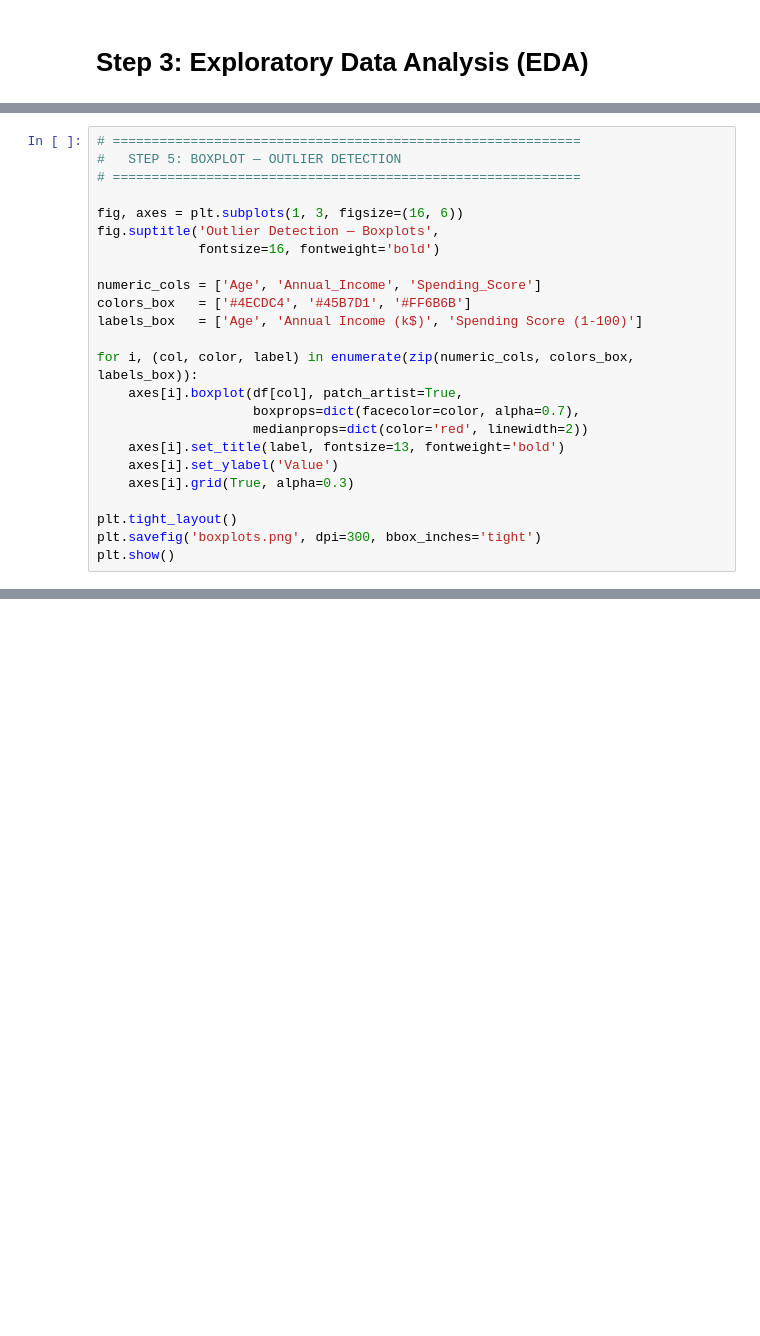
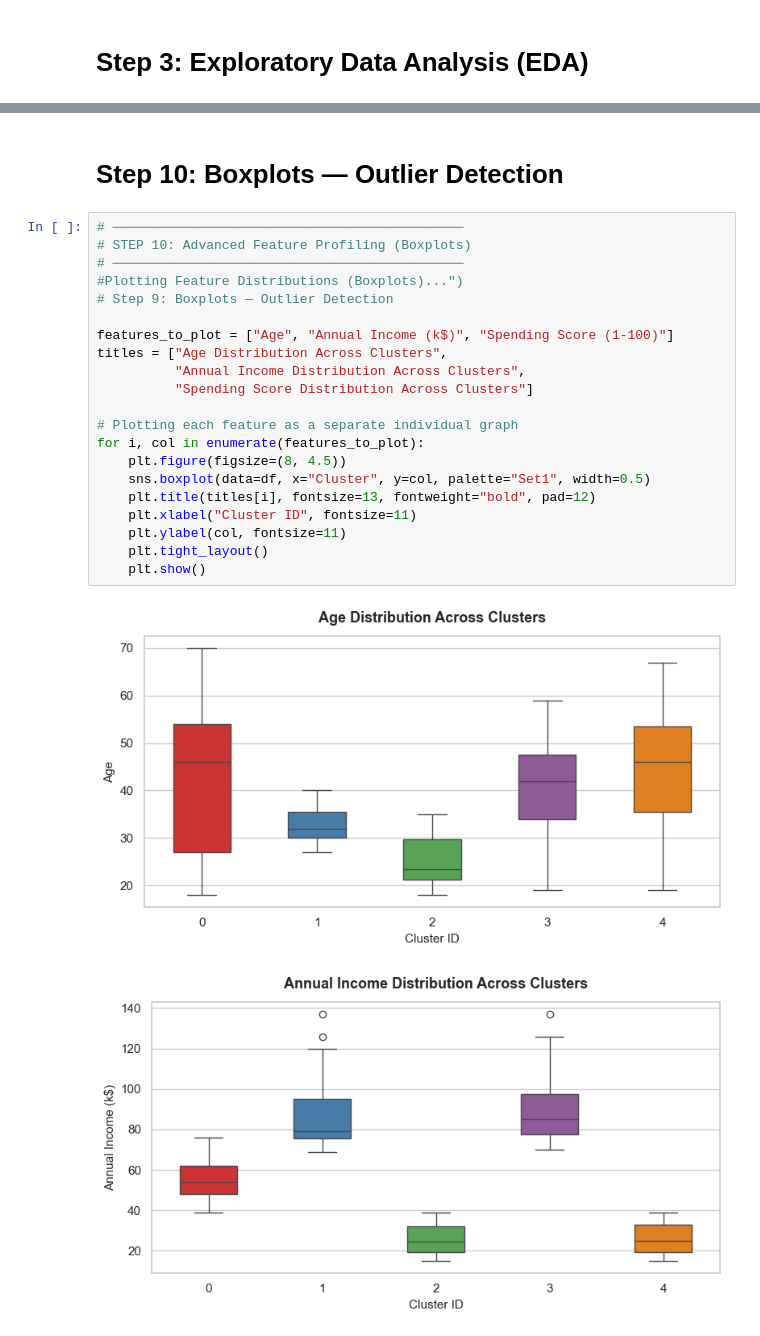
Before and after one commit to MuserahSalahi/CovalentX-Technologies-Internship-Tasks, a Jupyter notebook: Task2/CS.ipynb, the cells around one changed output, grey strips where cells are left out. Cells and saved outputs as stored; diff of their text form; blank space fills up the shorter version.

```diff
--- a/Task2/CS.ipynb
+++ b/Task2/CS.ipynb
@@ -1294,24 +82,0 @@ print("=" * 60)
-# %%
-# ============================================================
-#   STEP 5: BOXPLOT — OUTLIER DETECTION
-# ============================================================
-
-fig, axes = plt.subplots(1, 3, figsize=(16, 6))
-fig.suptitle('Outlier Detection — Boxplots',
-             fontsize=16, fontweight='bold')
-
-numeric_cols = ['Age', 'Annual_Income', 'Spending_Score']
-colors_box   = ['#4ECDC4', '#45B7D1', '#FF6B6B']
-labels_box   = ['Age', 'Annual Income (k$)', 'Spending Score (1-100)']
-
-for i, (col, color, label) in enumerate(zip(numeric_cols, colors_box, labels_box)):
-    axes[i].boxplot(df[col], patch_artist=True,
-                    boxprops=dict(facecolor=color, alpha=0.7),
-                    medianprops=dict(color='red', linewidth=2))
-    axes[i].set_title(label, fontsize=13, fontweight='bold')
-    axes[i].set_ylabel('Value')
-    axes[i].grid(True, alpha=0.3)
-
-plt.tight_layout()
-plt.savefig('boxplots.png', dpi=300, bbox_inches='tight')
-plt.show()
@@ -1713,0 +395,26 @@ print(f"     Score = {final_silhouette:.4f}  (Range: -1 to +1, Higher = Better)"
+# %% [markdown]
+# Step 10: Boxplots — Outlier Detection
+# %%
+# ─────────────────────────────────────────────
+# STEP 10: Advanced Feature Profiling (Boxplots)
+# ─────────────────────────────────────────────
+#Plotting Feature Distributions (Boxplots)...")
+# Step 9: Boxplots — Outlier Detection
+
+features_to_plot = ["Age", "Annual Income (k$)", "Spending Score (1-100)"]
+titles = ["Age Distribution Across Clusters",
+          "Annual Income Distribution Across Clusters",
+          "Spending Score Distribution Across Clusters"]
+
+# Plotting each feature as a separate individual graph
+for i, col in enumerate(features_to_plot):
+    plt.figure(figsize=(8, 4.5))
+    sns.boxplot(data=df, x="Cluster", y=col, palette="Set1", width=0.5)
+    plt.title(titles[i], fontsize=13, fontweight="bold", pad=12)
+    plt.xlabel("Cluster ID", fontsize=11)
+    plt.ylabel(col, fontsize=11)
+    plt.tight_layout()
+    plt.show()
+# %% [output]
+[figure, added]
+[figure, added]
```
Also changed, not shown: parts of 55 cells of this notebook, 2 other files.
